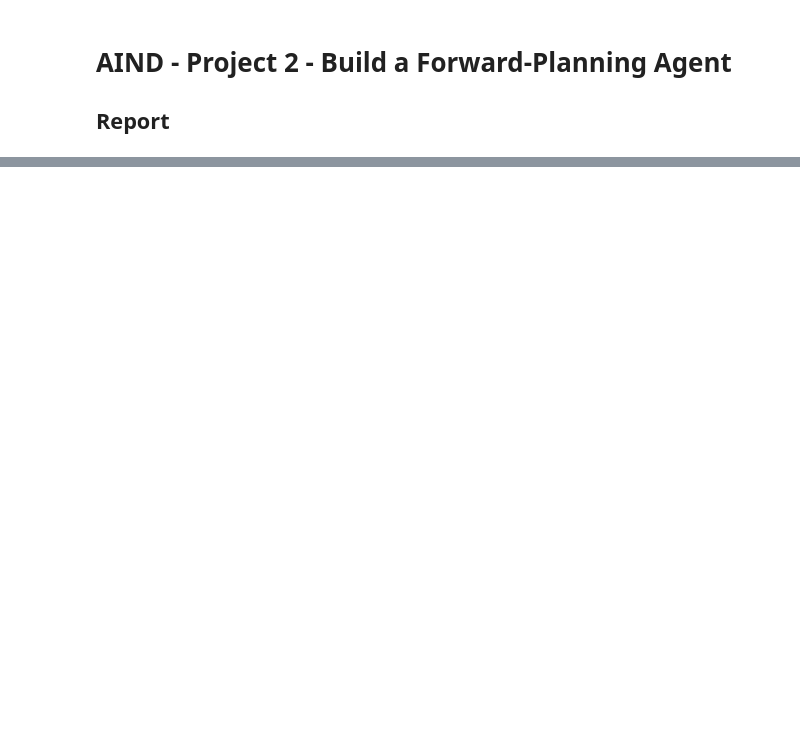
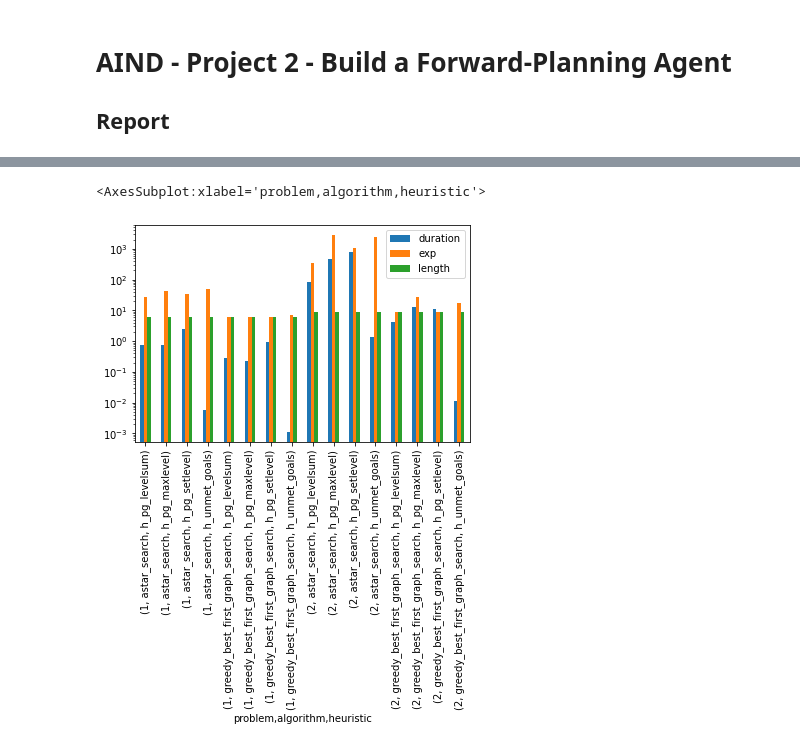
Before and after one commit to psnx/artificial-intelligence, a Jupyter notebook: Projects/2_Classical Planning/report.ipynb, the cells around one changed output, grey strips where cells are left out. Drawn from its saved outputs; the diff is of its cells as text; code cells hidden in the pictures; blank space fills up the shorter version.

```diff
--- a/Projects/2_Classical Planning/report.ipynb
+++ b/Projects/2_Classical Planning/report.ipynb
@@ -111,0 +121,3 @@ df.style.set_properties(subset=["search"], **{'text-align': 'left'})
+# %%
+table = pd.pivot_table(df12,index=['problem','algorithm','heuristic'], values=['duration', 'exp', 'length'], aggfunc=sum)
+table
@@ -111,0 +143,5 @@ df.style.set_properties(subset=["search"], **{'text-align': 'left'})
+# %%
+table.plot(kind='bar', logy=True)
+# %% [output]
+<AxesSubplot:xlabel='problem,algorithm,heuristic'>
+[figure, added]
```
Also changed, not shown: parts of 33 cells of this notebook.
